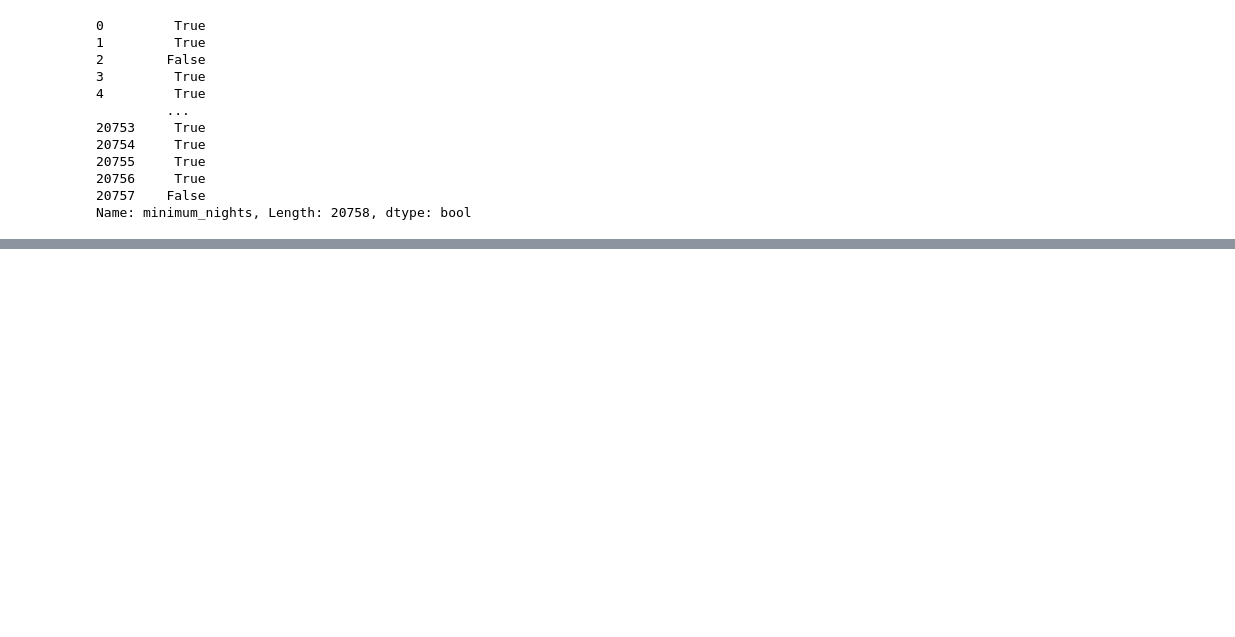
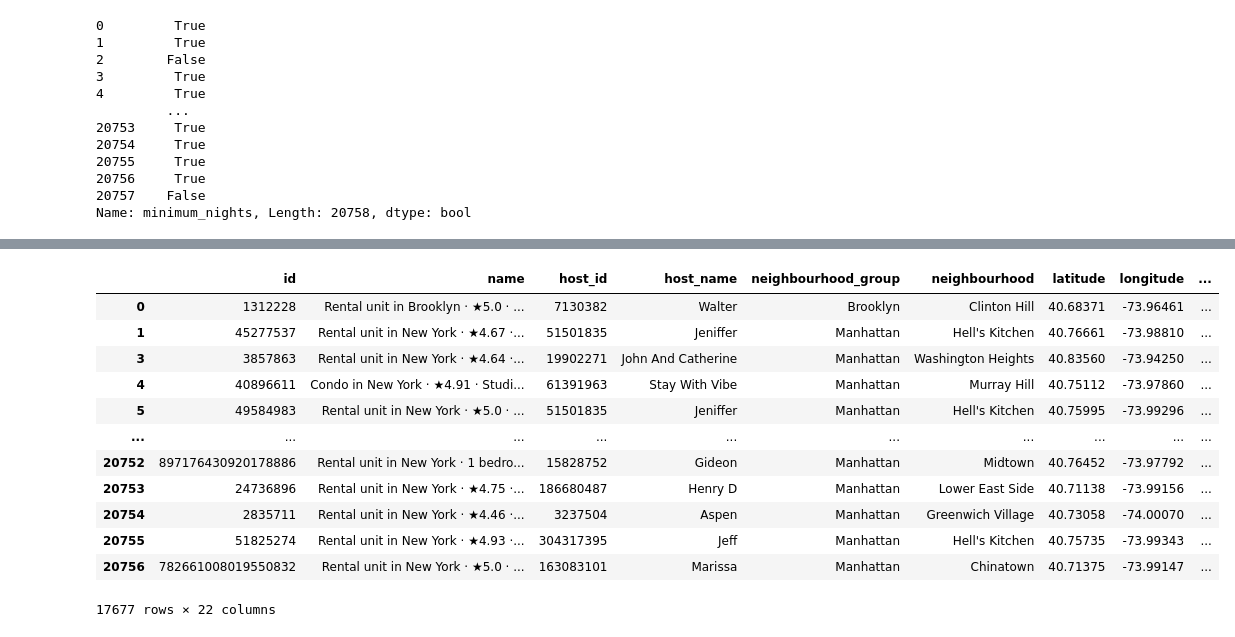
Before and after one commit to Abhasjaiswal/Python, a Jupyter notebook: Pandas/intro.ipynb, the cells around one changed output, grey strips where cells are left out. Drawn from its saved outputs; the diff is of its cells as text; code cells hidden in the pictures; blank space fills up the shorter version.

```diff
--- a/Pandas/intro.ipynb
+++ b/Pandas/intro.ipynb
@@ -112,0 +209,16 @@ df1. to_csv('minimum_nights.csv')
+# %%
+df[df.minimum_nights>=20]
+# %% [output]
+|  | id | name | host_id | host_name | neighbourhood_group | neighbourhood | latitude | longitude | ... |
+| 0 | 1312228 | Rental unit in Brooklyn · ★5.0 · ... | 7130382 | Walter | Brooklyn | Clinton Hill | 40.68371 | -73.96461 | ... |
+| 1 | 45277537 | Rental unit in New York · ★4.67 ·... | 51501835 | Jeniffer | Manhattan | Hell's Kitchen | 40.76661 | -73.98810 | ... |
+| 3 | 3857863 | Rental unit in New York · ★4.64 ·... | 19902271 | John And Catherine | Manhattan | Washington Heights | 40.83560 | -73.94250 | ... |
+| 4 | 40896611 | Condo in New York · ★4.91 · Studi... | 61391963 | Stay With Vibe | Manhattan | Murray Hill | 40.75112 | -73.97860 | ... |
+| 5 | 49584983 | Rental unit in New York · ★5.0 · ... | 51501835 | Jeniffer | Manhattan | Hell's Kitchen | 40.75995 | -73.99296 | ... |
+| ... | ... | ... | ... | ... | ... | ... | ... | ... | ... |
+| 20752 | 897176430920178886 | Rental unit in New York · 1 bedro... | 15828752 | Gideon | Manhattan | Midtown | 40.76452 | -73.97792 | ... |
+| 20753 | 24736896 | Rental unit in New York · ★4.75 ·... | 186680487 | Henry D | Manhattan | Lower East Side | 40.71138 | -73.99156 | ... |
+| 20754 | 2835711 | Rental unit in New York · ★4.46 ·... | 3237504 | Aspen | Manhattan | Greenwich Village | 40.73058 | -74.00070 | ... |
+| 20755 | 51825274 | Rental unit in New York · ★4.93 ·... | 304317395 | Jeff | Manhattan | Hell's Kitchen | 40.75735 | -73.99343 | ... |
+| 20756 | 782661008019550832 | Rental unit in New York · ★5.0 · ... | 163083101 | Marissa | Manhattan | Chinatown | 40.71375 | -73.99147 | ... |
+17677 rows × 22 columns
```
Also changed, not shown: parts of 16 cells of this notebook, 3 other files.
